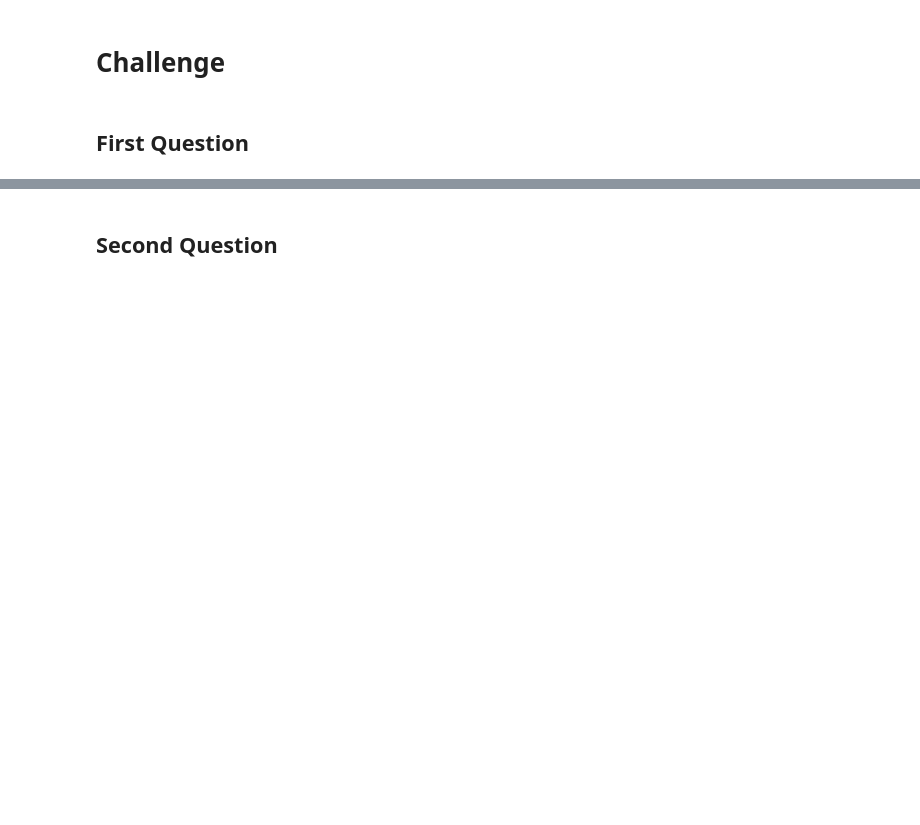
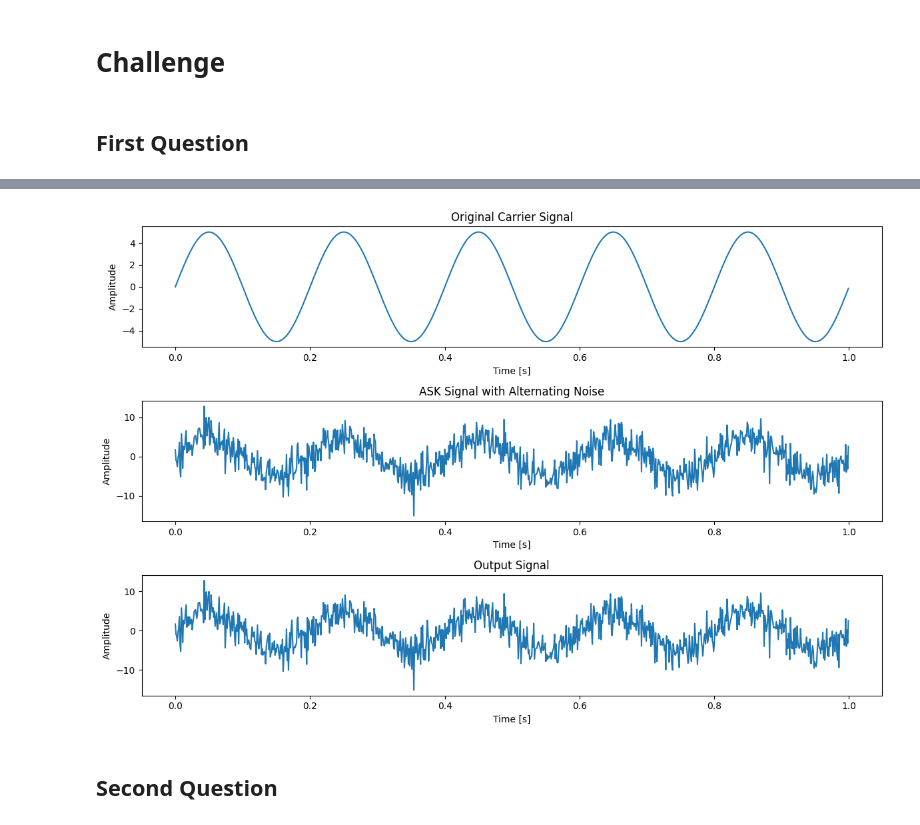
Before and after one commit to mrkdqp/Lab_Challenge, a Jupyter notebook: Challenge/challenge.ipynb, the cells around one changed output, grey strips where cells are left out. Cells and saved outputs as stored; diff of their text form; code cells hidden in the pictures; blank space fills up the shorter version.

```diff
--- a/Challenge/challenge.ipynb
+++ b/Challenge/challenge.ipynb
@@ -84,2 +5,59 @@ plt.show()
+# %%
+import numpy as np
+import matplotlib.pyplot as plt
+
+# Parameters
+sampling_rate = 1000  # Number of samples per second
+duration = 1.0        # Duration of the signal in seconds
+amplitude = 5        # Amplitude of the ASK signal
+noise_amplitude = 2.5  # Amplitude of the noise
+frequency = 5         # Frequency of the carrier signal
+
+# Time vector
+t = np.linspace(0, duration, int(sampling_rate * duration), endpoint=False)
+
+# Carrier signal
+carrier = amplitude * np.sin(2 * np.pi * frequency * t)
+
+# Noise signals
+noise1 = noise_amplitude * np.random.randn(len(t))
+noise2 = noise_amplitude * np.random.randn(len(t))
+
+# ASK signal with alternating noise
+ask_signal = np.zeros_like(t)
+for i in range(len(t)):
+    if i // (2 * sampling_rate / frequency) % 2 == 0:
+        ask_signal[i] = carrier[i] + noise1[i]
+    else:
+        ask_signal[i] = carrier[i] + noise2[i]
+
+# Plotting
+plt.figure(figsize=(12, 8))
+
+# Original carrier signal
+plt.subplot(3, 1, 1)
+plt.plot(t, carrier)
+plt.title('Original Carrier Signal')
+plt.xlabel('Time [s]')
+plt.ylabel('Amplitude')
+
+# Carrier signal with noise
+plt.subplot(3, 1, 2)
+plt.plot(t, ask_signal)
+plt.title('ASK Signal with Alternating Noise')
+plt.xlabel('Time [s]')
+plt.ylabel('Amplitude')
+
+# Output signal
+plt.subplot(3, 1, 3)
+plt.plot(t, ask_signal)
+plt.title('Output Signal')
+plt.xlabel('Time [s]')
+plt.ylabel('Amplitude')
+
+plt.tight_layout()
+plt.show()
+# %% [output]
+[figure, added]
 # %% [markdown]
 ## Second Question
```
Also changed, not shown: parts of 3 cells of this notebook.
